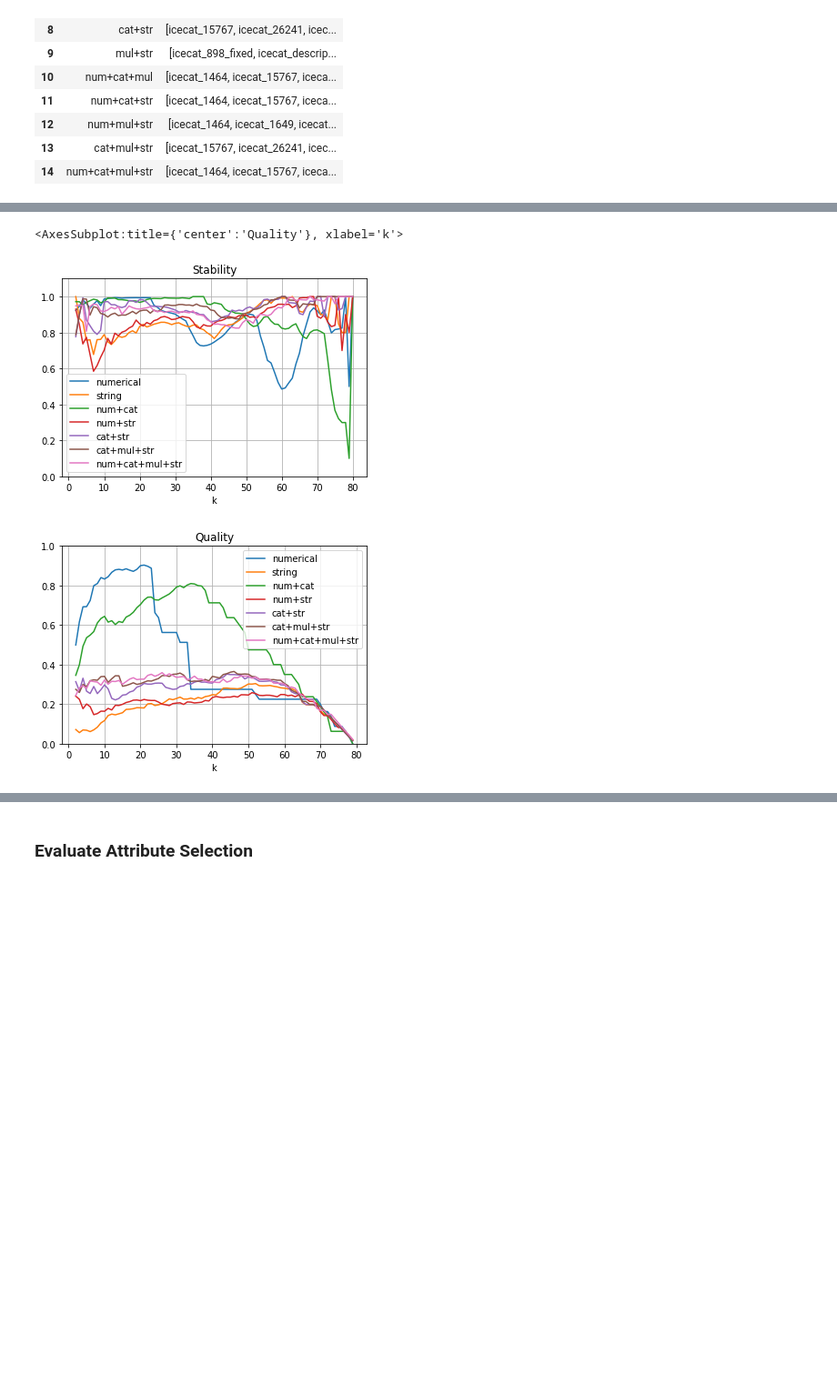
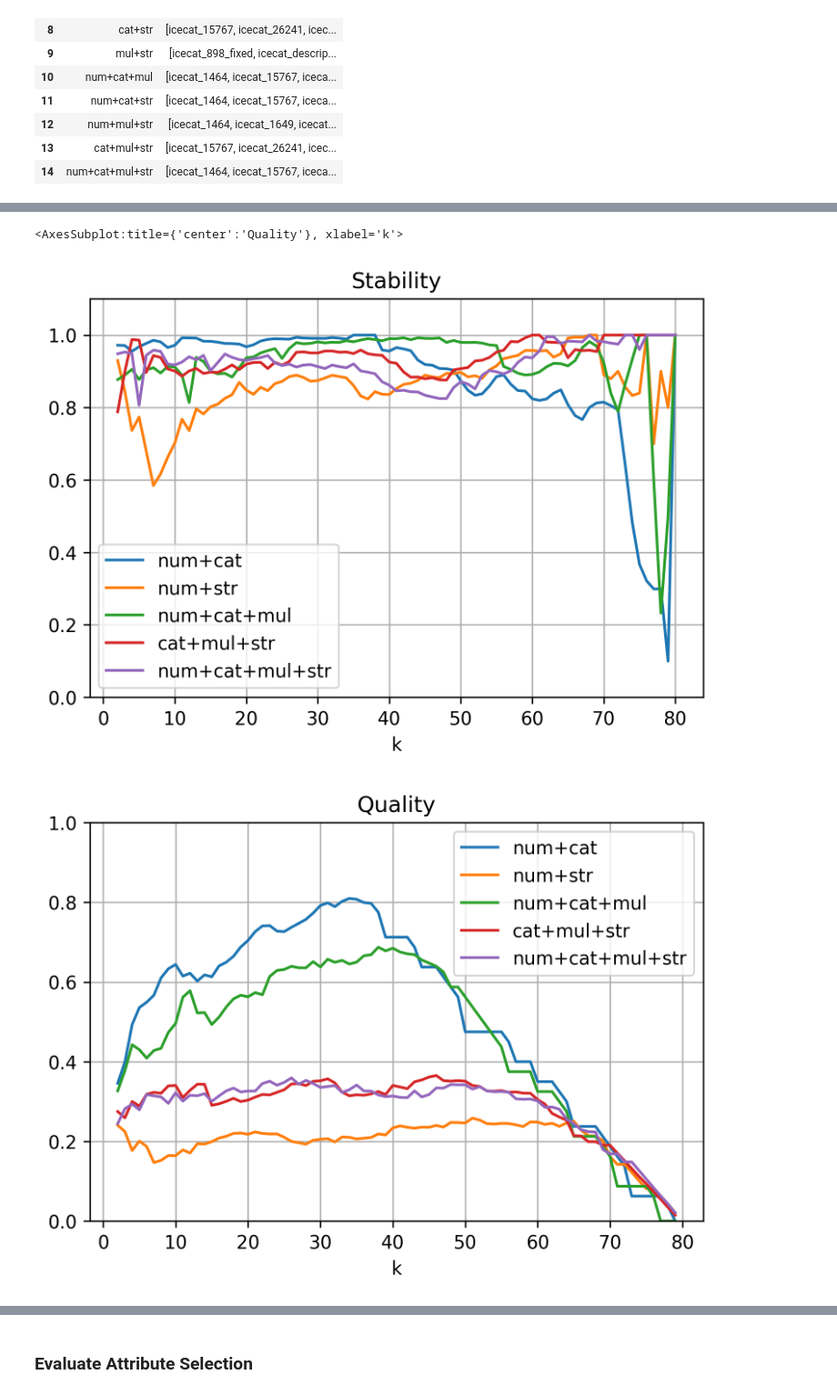
Before and after one commit to hd-code/ma-product-clustering, a Jupyter notebook: cluster-analysis/notebooks/clustering/1-cases.ipynb, the cells around one changed output, grey strips where cells are left out. Shown at 91% size. Drawn from its saved outputs; the diff is of its cells as text; code cells hidden in the pictures; blank space fills up the shorter version.

```diff
--- a/cluster-analysis/notebooks/clustering/1-cases.ipynb
+++ b/cluster-analysis/notebooks/clustering/1-cases.ipynb
@@ -20,6 +21,8 @@ cache = akeneo.create_cache_from_env()
 data_dir = config.dir_data / "clustering-results" / "1-cases"
 data_dir.mkdir(parents=True, exist_ok=True)
 # %%
+mpl.rcParams['figure.dpi'] = 300
+
 family = "mobile_phone_cases"
 channel = "default"
 lang = "en_US"
@@ -183,19 +186,3 @@ def calc_metrics(attr_codes, multi_as_single=False, attr_to_overweight: list[str
         "match_gen": adjusted_rand_score(labels_want_generations, bik.labels_flat(k_generations)),
         "match_mod": adjusted_rand_score(labels_want_models, bik.labels_flat(k_models)),
     }
-# %%
-def metrics_to_table(metric):
-    matches = {
-        "Match Generations": metric["match_gen"],
-        "Match Models": metric["match_mod"],
-    }
-    result = {
-        "Stability": metric["stabilities"].mean(),
-        "Quality": metric["qualities"].mean(),
-        "Match": np.array([v for _, v in matches.items()]).mean(),
-    }
-    return {
-        "Mean": np.array([v for _, v in result.items()]).mean(),
-        **result,
-        **matches,
-    }
@@ -238,5 +232,0 @@ pd.DataFrame({
-# %%
-pd.DataFrame({
-    key: metrics_to_table(values)
-    for key, values in metrics_mul.items()
-}).transpose()[["Stability", "Quality", "Match Generations", "Match Models"]].round(2)
@@ -335,16 +319,16 @@ pd.DataFrame({
 | cat+mul+str | 0.94 | 0.29 | 0.09 | 0.10 |
 | num+cat+mul+str | 0.92 | 0.29 | 0.12 | 0.25 |
 # %%
-type_combis = ["numerical", "string", "num+cat", "num+str", "cat+str", "cat+mul+str", "num+cat+mul+str"]
+type_combis = ["num+cat", "num+str", "num+cat+mul", "cat+mul+str", "num+cat+mul+str"]
 pd.DataFrame({
     type_combi: metrics_types[type_combi]["stabilities"]
     for type_combi in type_combis
 }, index=range(2, n+1)).plot.line(title="Stability", ylim=(0,1.1), xlabel="k", grid=True)
 pd.DataFrame({
     type_combi: metrics_types[type_combi]["qualities"]
     for type_combi in type_combis
 }, index=range(2, n)).plot.line( title="Quality", ylim=(0,1), xlabel="k", grid=True)
 # %% [output]
 <AxesSubplot:title={'center':'Quality'}, xlabel='k'>
-[figure, old version]
+[figure, new version]
-[figure, old version]
+[figure, new version]
```
Also changed, not shown: parts of 52 cells of this notebook, 15 other files.
